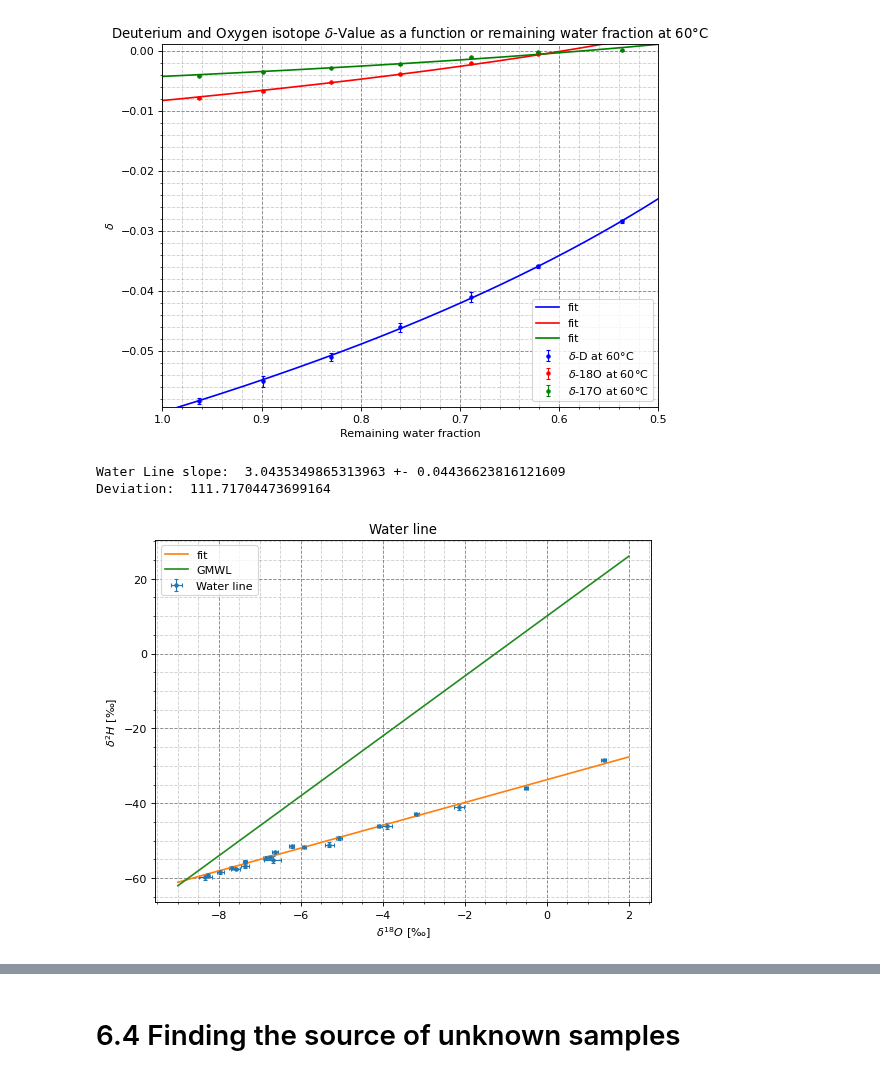
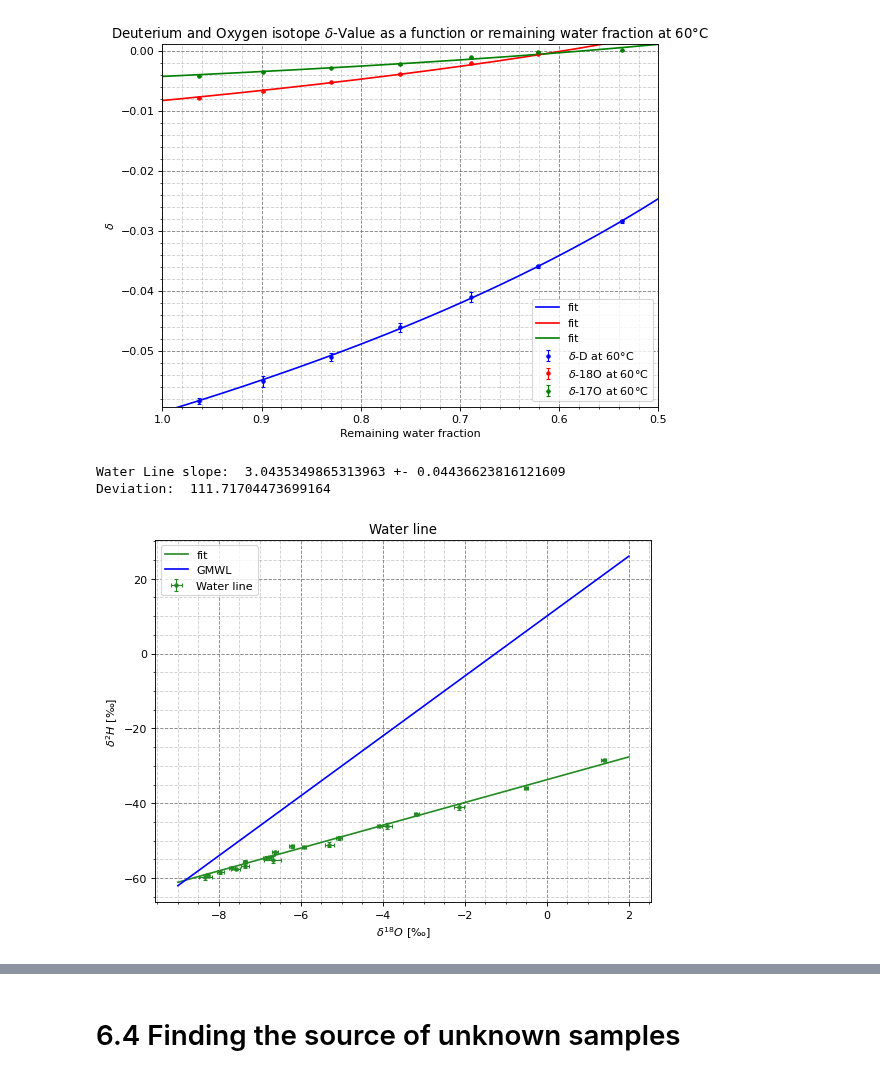
Before and after one commit to fexfl/FP, a Jupyter notebook: F55/F55 Analysis.ipynb, the cells around one changed output, grey strips where cells are left out. Cells and saved outputs as stored; diff of their text form; code cells hidden in the pictures.

```diff
--- a/F55/F55 Analysis.ipynb
+++ b/F55/F55 Analysis.ipynb
@@ -906,27 +906,27 @@ water_all_delta_18O_sd = np.concatenate((water_40_delta_18O_sd, water_50_delta_1
 # %%
 popt_wlall, pcov_wlall = curve_fit(linear, water_all_delta_18O, water_all_delta_2H, sigma = water_all_delta_2H_sd)
 x_wlall = np.linspace(-9, 2, 1000)
 
 plt.figure(figsize=(8, 6), dpi=80)
-plt.errorbar(water_all_delta_18O, water_all_delta_2H, xerr = water_all_delta_18O_sd, yerr = water_all_delta_2H_sd, linestyle='None', marker = ".", label="Water line", capsize = 2, elinewidth=1)
-plt.plot(x_wlall, linear(x_wlall, *popt_wlall), label="fit")
-plt.plot(x_wlall, linear(x_wlall, 8, 10), label = "GMWL", color="forestgreen")
+plt.errorbar(water_all_delta_18O, water_all_delta_2H, xerr = water_all_delta_18O_sd, yerr = water_all_delta_2H_sd, linestyle='None', marker = ".", label="Water line", capsize = 2, elinewidth=1, color="forestgreen")
+plt.plot(x_wlall, linear(x_wlall, *popt_wlall), label="fit", color="forestgreen")
+plt.plot(x_wlall, linear(x_wlall, 8, 10), label = "GMWL", color="blue")
 plt.xlabel('$\delta^{18}O$ [‰]')
 plt.ylabel('$\delta^{2}H$ [‰]')
 plt.title('Water line')
 #plt.yscale('log')
 plt.legend()
 plt.grid(b=True, which='major', color='#666666', linestyle='--', alpha = 0.8)
 plt.grid(b=True, which='minor', color='#666666', linestyle='--', alpha = 0.3)
 plt.minorticks_on()
 
 # Deviation from water line slope
 wl_slope_lit = 8
 sigma_wlall = np.abs((wl_slope_lit - popt_wlall[0])/np.sqrt(pcov_wlall[0,0]))
 
 print("Water Line slope: ", popt_wlall[0], "+-", np.sqrt(pcov_wlall[0,0]))
 print("Deviation: ", sigma_wlall)
 # %% [output]
 Water Line slope:  3.0435349865313963 +- 0.04436623816121609
 Deviation:  111.71704473699164
-[figure, old version]
+[figure, new version]
```
Also changed, not shown: parts of 8 cells of this notebook, 2 other files.
